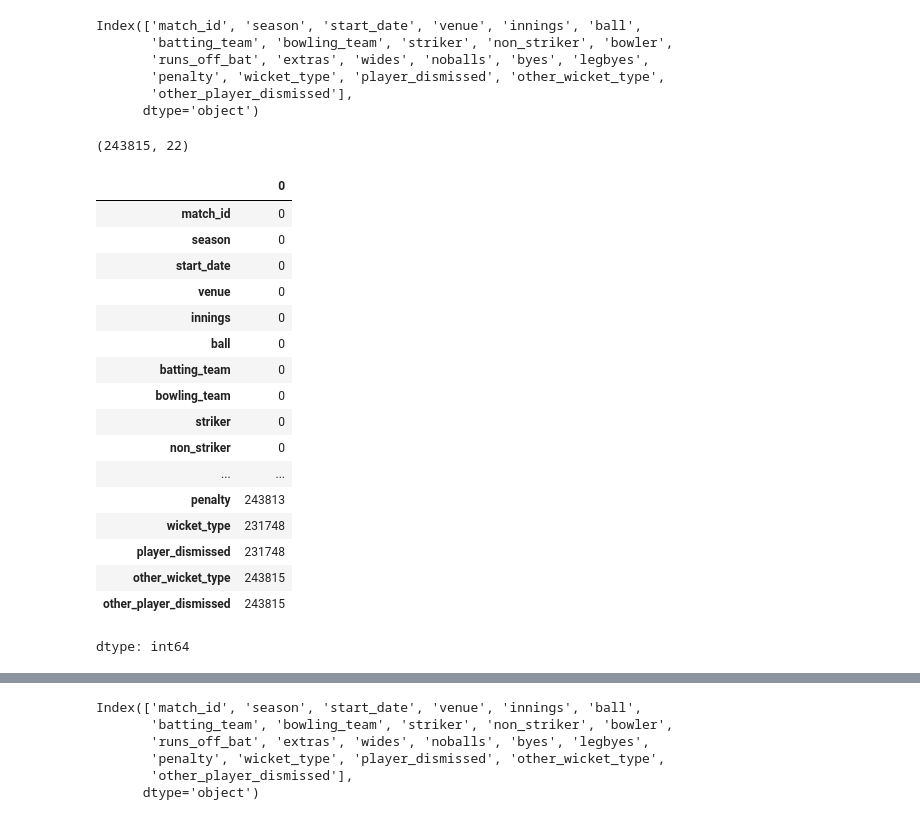
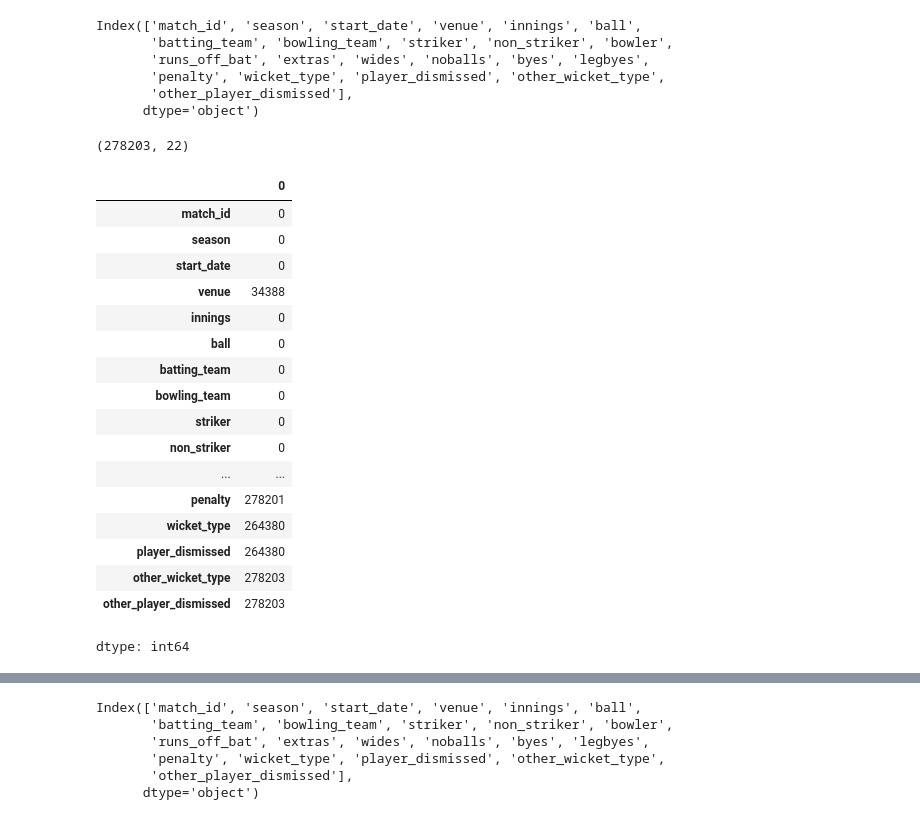
Before and after one commit to DeepanshuSharma1607/ipl-winner-pedictor, a Jupyter notebook: ipl.ipynb, the cells around one changed output, grey strips where cells are left out. Cells and saved outputs as stored; diff of their text form; code cells hidden in the pictures.

```diff
--- a/ipl.ipynb
+++ b/ipl.ipynb
@@ -30,0 +52,40 @@ Using Colab cache for faster access to the 'ipl-ball-by-ball-2008-to-2022' datas
+# %%
+import pandas as pd
+import numpy as np
+
+# 1. Safely create 'season' without the strict format argument (prevents Pandas version errors)
+df_mm['date'] = pd.to_datetime(df_mm['date'], errors='coerce')
+df_mm['season'] = df_mm['date'].dt.year
+
+# 2. Filter for 2024 and 2025
+df_new = df_mm[df_mm['season'].isin([2024, 2025])].copy()
+
+# 3. Drop existing 'over' and 'ball' columns to avoid duplicates when renaming
+if 'over' in df_new.columns:
+    df_new = df_new.drop(columns=['over', 'ball'])
+
+# 4. Rename columns to match df_nn
+mapping = {
+    'matchId': 'match_id',
+    'inning': 'innings',
+    'over_ball': 'ball',
+    'batsman': 'striker',
+    'batsman_runs': 'runs_off_bat',
+    'dismissal_kind': 'wicket_type',
+    'date': 'start_date',
+    'isWide': 'wides',
+    'isNoBall': 'noballs',
+    'Byes': 'byes',
+    'LegByes': 'legbyes',
+    'Penalty': 'penalty'
+}
+df_new = df_new.rename(columns=mapping)
+
+# 5. ALIGN COLUMNS SAFELY: This fixes the missing 'venue' error automatically
+df_new = df_new.reindex(columns=df_nn.columns)
+
+# 6. Merge the historical df_nn with the new 24/25 data
+df_nn_combined = pd.concat([df_nn, df_new], ignore_index=True)
+
+print("Old shape:", df_nn.shape)
+print("New combined shape:", df_nn_combined.shape)
@@ -60,17 +124,17 @@ Index(['match_id', 'season', 'start_date', 'venue', 'innings', 'ball',
        'other_player_dismissed'],
       dtype='object')
 # %%
-df_nn.shape
+df_nn_combined.shape
 # %% [output]
-(243815, 22)
+(278203, 22)
 # %%
-df_nn.isnull().sum()
+df_nn_combined.isnull().sum()
 # %% [output]
 |  | 0 |
 | match_id | 0 |
 | season | 0 |
 | start_date | 0 |
-| venue | 0 |
+| venue | 34388 |
 | innings | 0 |
 | ball | 0 |
 | batting_team | 0 |
@@ -78,9 +142,9 @@ df_nn.isnull().sum()
 | striker | 0 |
 | non_striker | 0 |
 | ... | ... |
-| penalty | 243813 |
-| wicket_type | 231748 |
-| player_dismissed | 231748 |
-| other_wicket_type | 243815 |
-| other_player_dismissed | 243815 |
+| penalty | 278201 |
+| wicket_type | 264380 |
+| player_dismissed | 264380 |
+| other_wicket_type | 278203 |
+| other_player_dismissed | 278203 |
 dtype: int64
```
Also changed, not shown: parts of 29 cells of this notebook.
